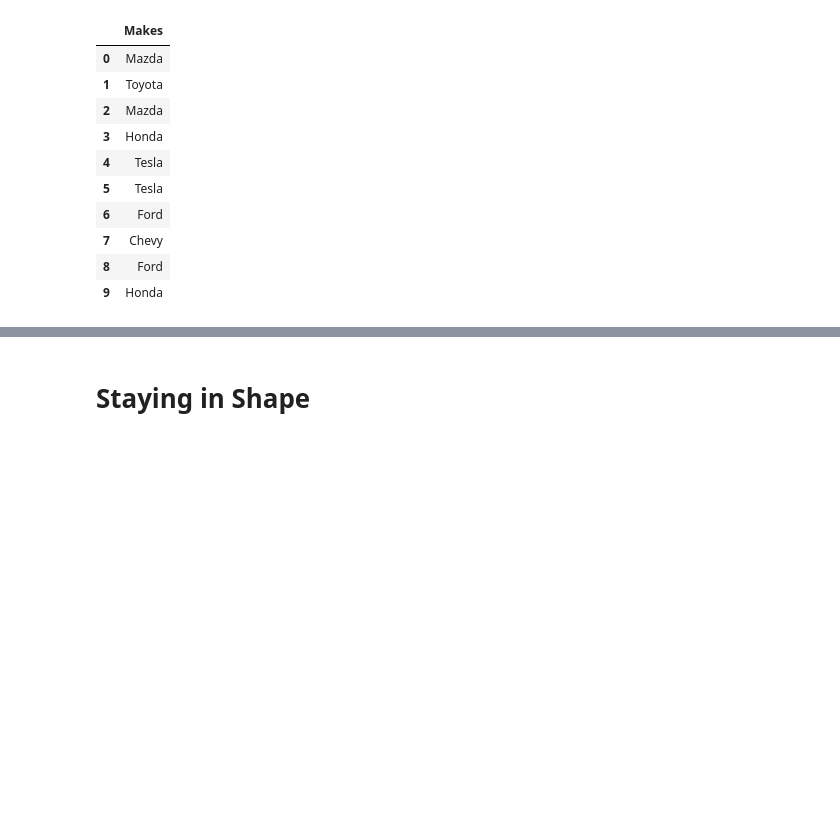
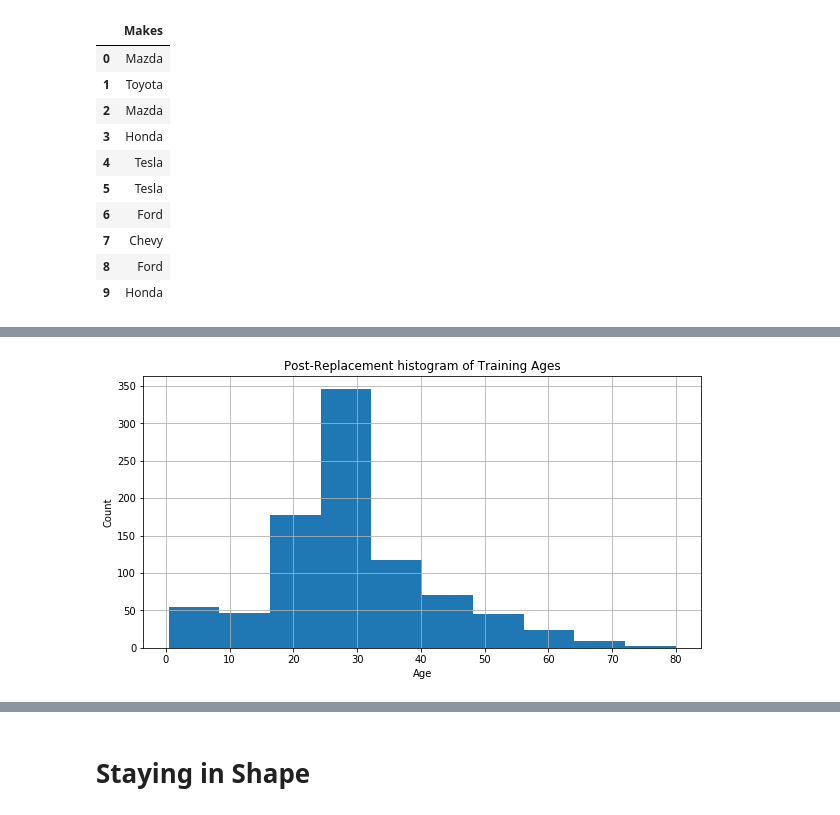
Before and after one commit to scarca/HelloML, a Jupyter notebook: Book.ipynb, the cells around one changed output, grey strips where cells are left out. Saved outputs shown, nothing was run; the diff lists cells and outputs as text; code cells hidden in the pictures; blank space fills up the shorter version.

```diff
--- a/Book.ipynb
+++ b/Book.ipynb
@@ -259,0 +383,3 @@ Sometimes a row will have missing values. Perhaps the user chose not to enter th
+# %%
+train.fillna(train.median(), inplace=True)
+test.fillna(train.median(), inplace=True)
@@ -259,0 +390,7 @@ Sometimes a row will have missing values. Perhaps the user chose not to enter th
+# %%
+ax = train['Age'].hist()
+ax.set_xlabel("Age")
+ax.set_ylabel("Count")
+ax.set_title("Post-Replacement histogram of Training Ages");
+# %% [output]
+[figure, added]
```
Also changed, not shown: parts of 20 cells of this notebook, 1 other file.
